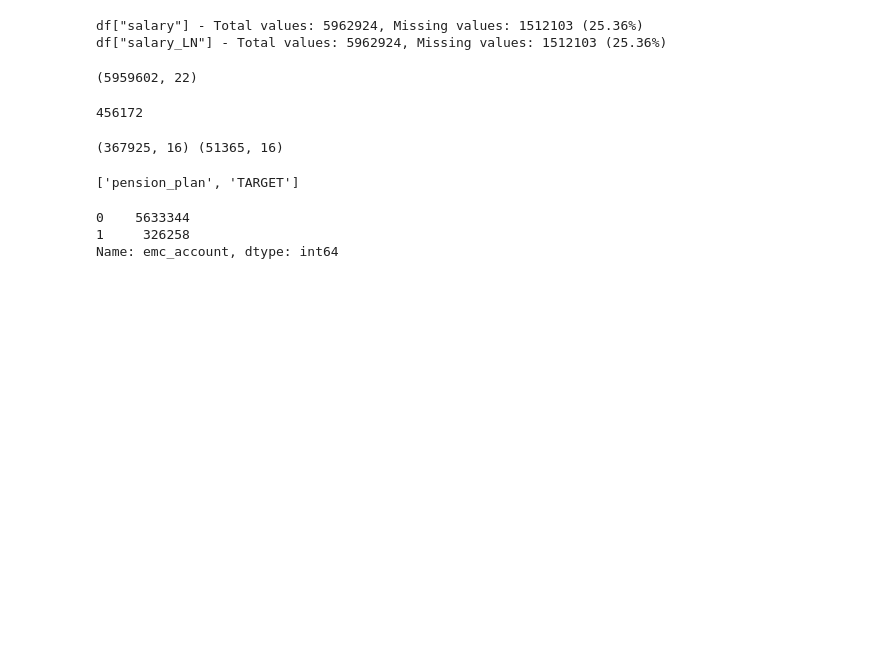
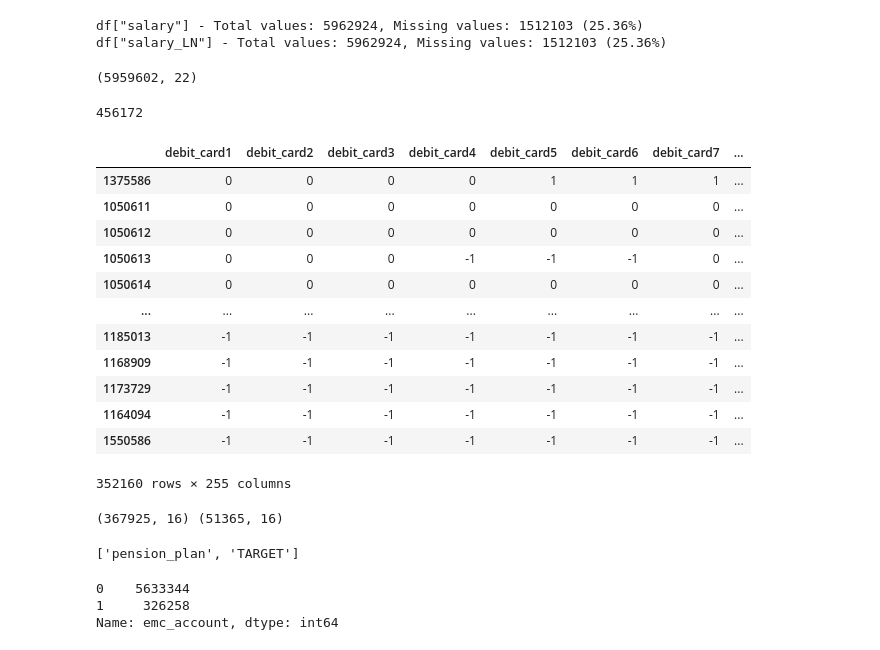
Before and after one commit to aggarcia1996/final_project_adjt, a Jupyter notebook: recommendation/ML_approach.ipynb, the cells around one changed output. Cells and saved outputs as stored; diff of their text form; code cells hidden in the pictures; blank space fills up the shorter version.

```diff
--- a/recommendation/ML_approach.ipynb
+++ b/recommendation/ML_approach.ipynb
@@ -198,14 +198,22 @@ df["pk_cid"].nunique()
 activity_products = ["debit_card", "credit_card", "payroll_product", "pension_plan"]
 plan_products = ["emc_account", "em_account_p", "em_acount", "short_term_deposit", "long_term_deposit", "securities", "funds", "mortgage", "loans"]
 activity_indicators = ["active_on_app", "payroll_bonus"]
+all_prod_features = activity_products + plan_products + activity_indicators
 # %%
+def remove_fully_inactives(data):
+    check_me = data.groupby("pk_cid")[all_prod_features].sum()
+    check_me = check_me[check_me.sum(axis = 1) > 1].index
+    data_ = df[df["pk_cid"].isin(check_me)]
+
+    return data_
+
+
 def expand_features(data):
 
     data = data.copy(deep = True)
-    to_stringify = activity_products + plan_products + activity_indicators
     return_DF = pd.DataFrame(index = data["pk_cid"].unique())
 
-    for feature in to_stringify:
+    for feature in all_prod_features:
 
         exp_features = pd.DataFrame(index = data["pk_cid"].unique())
         pivot_table = data.pivot_table(index = "pk_cid", columns = "pk_partition", values = feature, aggfunc = "first")
@@ -214,7 +222,7 @@ def expand_features(data):
 
         exp_features[feature] = exp_features.apply(lambda row: "".join(row.values), axis = 1)
         exp_features = exp_features[[feature]]
-        exp_features = exp_features[feature].str.split("", expand = True).iloc[:,1:-1]
+        exp_features = exp_features[feature].str.split("", expand = True).iloc[:, 1:-1]
         exp_features = exp_features.add_prefix(feature)
         exp_features.replace("x", -1, inplace = True)
 
@@ -223,7 +231,23 @@ def expand_features(data):
 
     return return_DF
 # %%
-exp_DF = expand_features(df)
+exp_DF = expand_features(remove_fully_inactives(df))
+# %%
+exp_DF
+# %% [output]
+|  | debit_card1 | debit_card2 | debit_card3 | debit_card4 | debit_card5 | debit_card6 | debit_card7 | ... |
+| 1375586 | 0 | 0 | 0 | 0 | 1 | 1 | 1 | ... |
+| 1050611 | 0 | 0 | 0 | 0 | 0 | 0 | 0 | ... |
+| 1050612 | 0 | 0 | 0 | 0 | 0 | 0 | 0 | ... |
+| 1050613 | 0 | 0 | 0 | -1 | -1 | -1 | 0 | ... |
+| 1050614 | 0 | 0 | 0 | 0 | 0 | 0 | 0 | ... |
+| ... | ... | ... | ... | ... | ... | ... | ... | ... |
+| 1185013 | -1 | -1 | -1 | -1 | -1 | -1 | -1 | ... |
+| 1168909 | -1 | -1 | -1 | -1 | -1 | -1 | -1 | ... |
+| 1173729 | -1 | -1 | -1 | -1 | -1 | -1 | -1 | ... |
+| 1164094 | -1 | -1 | -1 | -1 | -1 | -1 | -1 | ... |
+| 1550586 | -1 | -1 | -1 | -1 | -1 | -1 | -1 | ... |
+352160 rows × 255 columns
 # %%
 #aggregations = {
 #    **{feature: "sum" for feature in plan_products},
```
Also changed, not shown: parts of 4 cells of this notebook.
